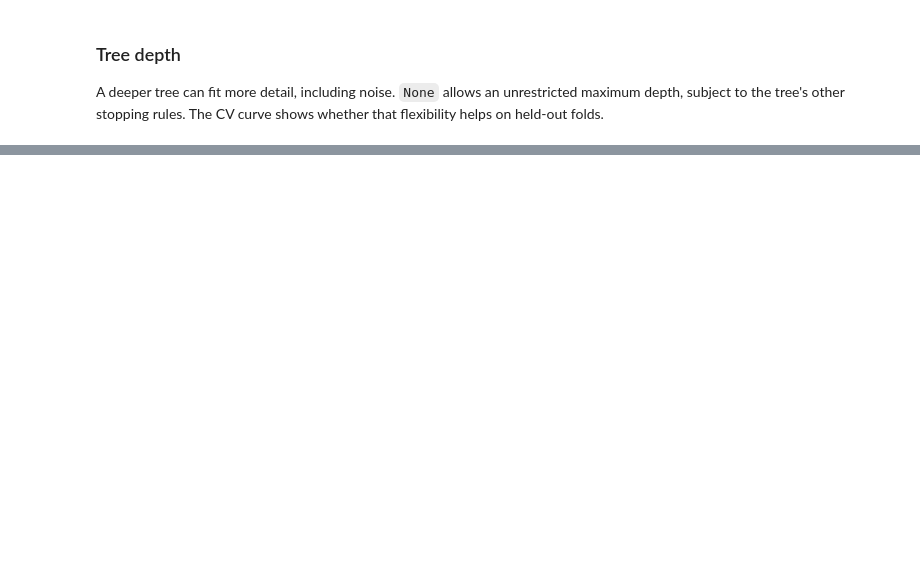
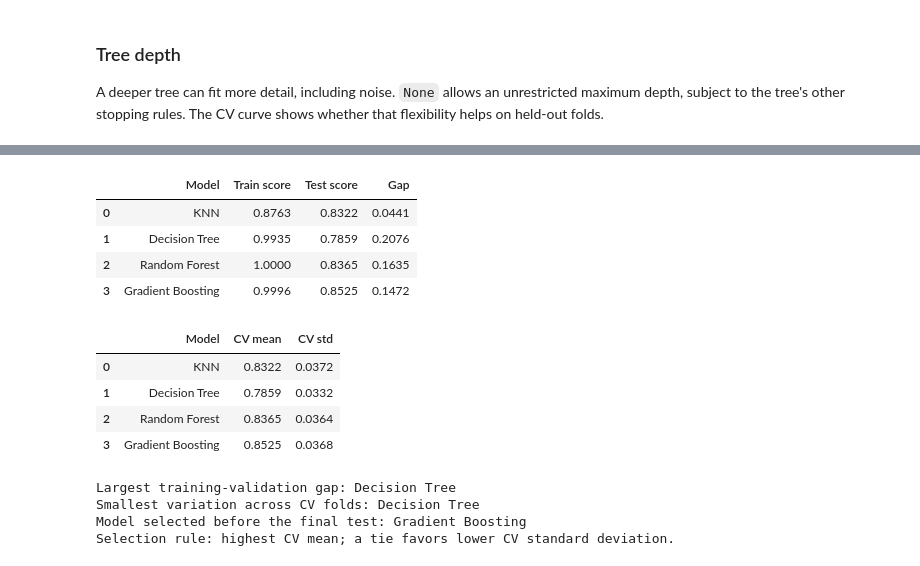
Before and after one commit to fayzliaqat/week4-football-model-comparison, a Jupyter notebook: week4_football_models.ipynb, the cells around one changed output, grey strips where cells are left out. Drawn from its saved outputs; the diff is of its cells as text; code cells hidden in the pictures; blank space fills up the shorter version.

```diff
--- a/week4_football_models.ipynb
+++ b/week4_football_models.ipynb
@@ -351,0 +442,52 @@ Chosen max_depth: 10
+# %%
+tunedModels = {
+    "KNN": make_pipeline(clone(preprocessor), StandardScaler(), KNeighborsClassifier(n_neighbors=bestK)),
+    "Decision Tree": make_pipeline(clone(preprocessor), DecisionTreeClassifier(max_depth=bestDepth, random_state=42)),
+    "Random Forest": forestSearch.best_estimator_,
+    "Gradient Boosting": boostingSearch.best_estimator_
+}
+overfittingRows = []
+tunedRows = []
+for modelName, modelPipeline in tunedModels.items():
+    foldResults = cross_validate(
+        modelPipeline, trainInputs, trainTarget, cv=cvFolds,
+        scoring="accuracy", return_train_score=True
+    )
+    trainMean = foldResults["train_score"].mean()
+    validationMean = foldResults["test_score"].mean()
+    validationStd = foldResults["test_score"].std()
+    overfittingRows.append({
+        "Model": modelName, "Train score": trainMean,
+        "Test score": validationMean, "Gap": trainMean - validationMean
+    })
+    tunedRows.append({"Model": modelName, "CV mean": validationMean, "CV std": validationStd})
+overfittingTable = pd.DataFrame(overfittingRows)
+tunedResults = pd.DataFrame(tunedRows)
+display(overfittingTable.round(4))
+display(tunedResults.round(4))
+overfittingTable.to_csv(outputDir / "overfitting_cv_gaps.csv", index=False)
+tunedResults.to_csv(outputDir / "tuned_cv_results.csv", index=False)
+
+mostOverfitModel = overfittingTable.loc[overfittingTable["Gap"].idxmax(), "Model"]
+mostStableModel = tunedResults.loc[tunedResults["CV std"].idxmin(), "Model"]
+rankedModels = tunedResults.sort_values(["CV mean", "CV std"], ascending=[False, True], kind="stable")
+bestModelName = rankedModels.iloc[0]["Model"]
+print("Largest training-validation gap:", mostOverfitModel)
+print("Smallest variation across CV folds:", mostStableModel)
+print("Model selected before the final test:", bestModelName)
+print("Selection rule: highest CV mean; a tie favors lower CV standard deviation.")
+# %% [output]
+|  | Model | Train score | Test score | Gap |
+| 0 | KNN | 0.8763 | 0.8322 | 0.0441 |
+| 1 | Decision Tree | 0.9935 | 0.7859 | 0.2076 |
+| 2 | Random Forest | 1.0000 | 0.8365 | 0.1635 |
+| 3 | Gradient Boosting | 0.9996 | 0.8525 | 0.1472 |
+|  | Model | CV mean | CV std |
+| 0 | KNN | 0.8322 | 0.0372 |
+| 1 | Decision Tree | 0.7859 | 0.0332 |
+| 2 | Random Forest | 0.8365 | 0.0364 |
+| 3 | Gradient Boosting | 0.8525 | 0.0368 |
+Largest training-validation gap: Decision Tree
+Smallest variation across CV folds: Decision Tree
+Model selected before the final test: Gradient Boosting
+Selection rule: highest CV mean; a tie favors lower CV standard deviation.
```
Also changed, not shown: parts of 13 cells of this notebook, 12 other files.
